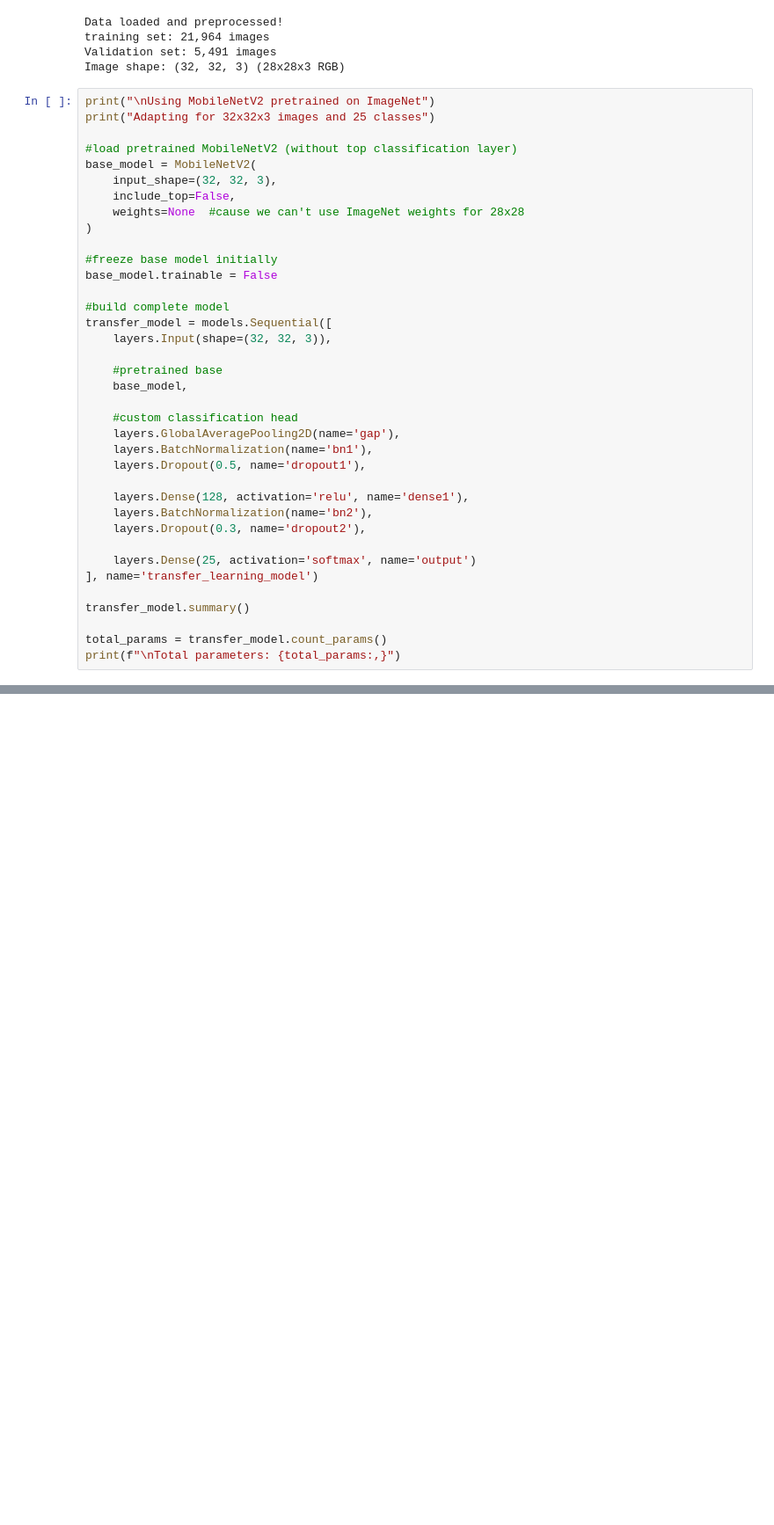
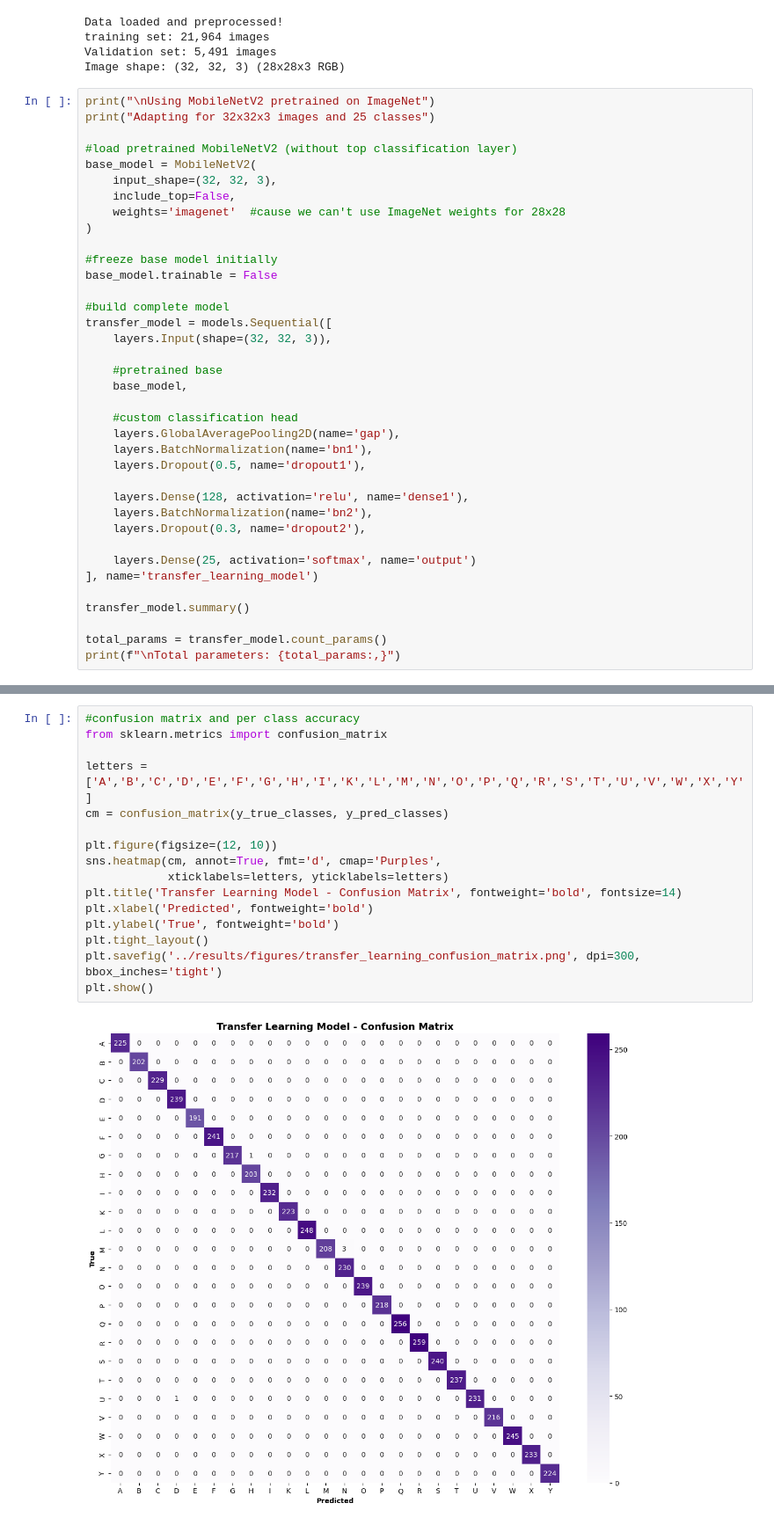
Before and after one commit to SharkFishie/CSCI323_ASL_Recognition, a Jupyter notebook: notebooks/05_Transfer_Learning_Model.ipynb, the cells around one changed output, grey strips where cells are left out. Shown at 88% size. Saved outputs shown, nothing was run; the diff lists cells and outputs as text; blank space fills up the shorter version.

Commit message:
notebook 05 completed and figures saved

```diff
--- a/notebooks/05_Transfer_Learning_Model.ipynb
+++ b/notebooks/05_Transfer_Learning_Model.ipynb
@@ -72,7 +72,7 @@ print("Adapting for 32x32x3 images and 25 classes")
 base_model = MobileNetV2(
     input_shape=(32, 32, 3),
     include_top=False,
-    weights=None  #cause we can't use ImageNet weights for 28x28
+    weights='imagenet'  #cause we can't use ImageNet weights for 28x28
 )
 
 #freeze base model initially
@@ -164,0 +369,18 @@ Total parameters: 2,430,809
+# %%
+#confusion matrix and per class accuracy
+from sklearn.metrics import confusion_matrix
+
+letters = ['A','B','C','D','E','F','G','H','I','K','L','M','N','O','P','Q','R','S','T','U','V','W','X','Y']
+cm = confusion_matrix(y_true_classes, y_pred_classes)
+
+plt.figure(figsize=(12, 10))
+sns.heatmap(cm, annot=True, fmt='d', cmap='Purples',
+            xticklabels=letters, yticklabels=letters)
+plt.title('Transfer Learning Model - Confusion Matrix', fontweight='bold', fontsize=14)
+plt.xlabel('Predicted', fontweight='bold')
+plt.ylabel('True', fontweight='bold')
+plt.tight_layout()
+plt.savefig('../results/figures/transfer_learning_confusion_matrix.png', dpi=300, bbox_inches='tight')
+plt.show()
+# %% [output]
+[figure, added]
```
Also changed, not shown: parts of 10 cells of this notebook, 4 other files.
